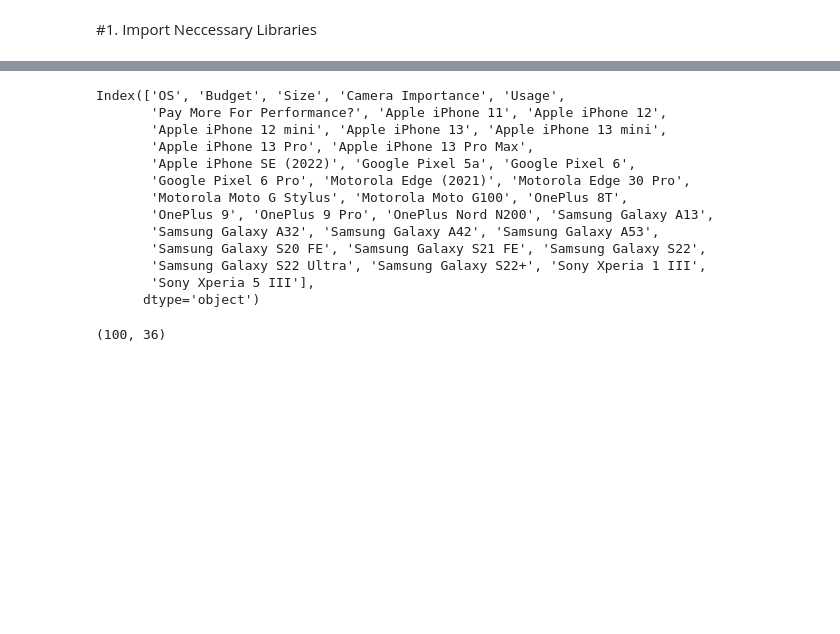
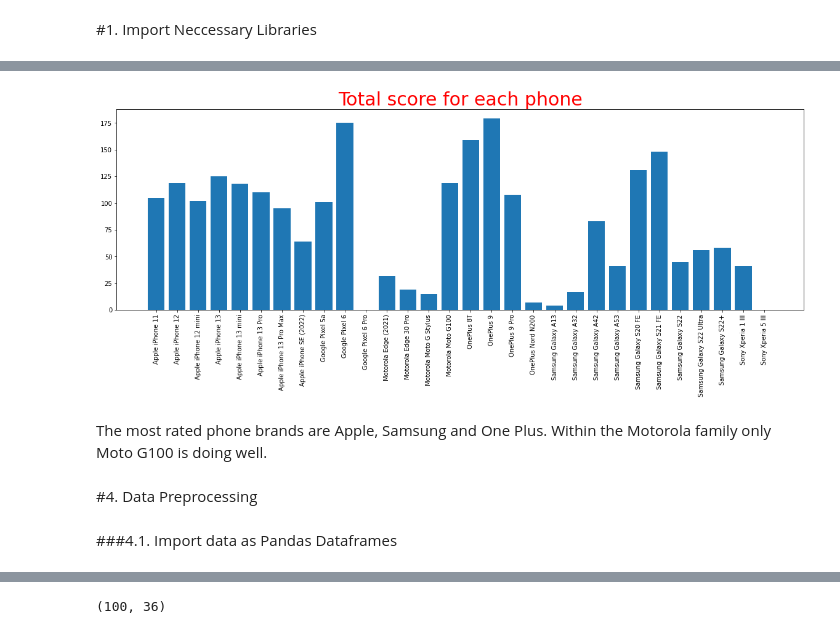
Before and after one commit to NBK-code/MovieRecommendation, a Jupyter notebook: Phone_Recommendation_System.ipynb, the cells around one changed output, grey strips where cells are left out. Drawn from its saved outputs; the diff is of its cells as text; code cells hidden in the pictures; blank space fills up the shorter version.

```diff
--- a/Phone_Recommendation_System.ipynb
+++ b/Phone_Recommendation_System.ipynb
@@ -17,0 +34,12 @@ df_phone_data = pd.read_csv('/content/Phone_Data.csv')
+# %%
+df_phone_recommendations = df_manual_scorings[['Apple iPhone 11', 'Apple iPhone 12',
+       'Apple iPhone 12 mini', 'Apple iPhone 13', 'Apple iPhone 13 mini',
+       'Apple iPhone 13 Pro', 'Apple iPhone 13 Pro Max',
+       'Apple iPhone SE (2022)', 'Google Pixel 5a', 'Google Pixel 6',
+       'Google Pixel 6 Pro', 'Motorola Edge (2021)', 'Motorola Edge 30 Pro',
+       'Motorola Moto G Stylus', 'Motorola Moto G100', 'OnePlus 8T',
+       'OnePlus 9', 'OnePlus 9 Pro', 'OnePlus Nord N200', 'Samsung Galaxy A13',
+       'Samsung Galaxy A32', 'Samsung Galaxy A42', 'Samsung Galaxy A53',
+       'Samsung Galaxy S20 FE', 'Samsung Galaxy S21 FE', 'Samsung Galaxy S22',
+       'Samsung Galaxy S22 Ultra', 'Samsung Galaxy S22+', 'Sony Xperia 1 III',
+       'Sony Xperia 5 III']]
@@ -18,3 +56,31 @@ df_phone_data = pd.read_csv('/content/Phone_Data.csv')
+# %%
+height = list(df_phone_recommendations.sum(axis = 0))
+# %%
+plt.figure(figsize=(20,6))
+plt.bar(['Apple iPhone 11', 'Apple iPhone 12',
+       'Apple iPhone 12 mini', 'Apple iPhone 13', 'Apple iPhone 13 mini',
+       'Apple iPhone 13 Pro', 'Apple iPhone 13 Pro Max',
+       'Apple iPhone SE (2022)', 'Google Pixel 5a', 'Google Pixel 6',
+       'Google Pixel 6 Pro', 'Motorola Edge (2021)', 'Motorola Edge 30 Pro',
+       'Motorola Moto G Stylus', 'Motorola Moto G100', 'OnePlus 8T',
+       'OnePlus 9', 'OnePlus 9 Pro', 'OnePlus Nord N200', 'Samsung Galaxy A13',
+       'Samsung Galaxy A32', 'Samsung Galaxy A42', 'Samsung Galaxy A53',
+       'Samsung Galaxy S20 FE', 'Samsung Galaxy S21 FE', 'Samsung Galaxy S22',
+       'Samsung Galaxy S22 Ultra', 'Samsung Galaxy S22+', 'Sony Xperia 1 III',
+       'Sony Xperia 5 III'], height, width=0.8)
+plt.xticks(rotation=90)
+plt.title(label="Total score for each phone",
+          fontsize=30,
+          color="red")
+plt.show()
+# %% [output]
+[figure, added]
+# %% [markdown]
+The most rated phone brands are Apple, Samsung and One Plus. Within the Motorola family only Moto G100 is doing well.
+# %% [markdown]
+#4. Data Preprocessing
+# %% [markdown]
+###4.1. Import data as Pandas Dataframes
 # %%
 df_manual_scorings.head()
 # %% [output]
@@ -25,22 +91,6 @@ df_manual_scorings.head()
 | 3 | No Preference | Not sure | No preference | A lot | Not sure | No | 2 | ... |
 | 4 | No Preference | $1000+ | Large | NaN | 0 - 4 | No | 0 | ... |
 5 rows × 36 columns
-# %%
-df_manual_scorings.columns
-# %% [output]
-Index(['OS', 'Budget', 'Size', 'Camera Importance', 'Usage',
-       'Pay More For Performance?', 'Apple iPhone 11', 'Apple iPhone 12',
-       'Apple iPhone 12 mini', 'Apple iPhone 13', 'Apple iPhone 13 mini',
-       'Apple iPhone 13 Pro', 'Apple iPhone 13 Pro Max',
-       'Apple iPhone SE (2022)', 'Google Pixel 5a', 'Google Pixel 6',
-       'Google Pixel 6 Pro', 'Motorola Edge (2021)', 'Motorola Edge 30 Pro',
-       'Motorola Moto G Stylus', 'Motorola Moto G100', 'OnePlus 8T',
-       'OnePlus 9', 'OnePlus 9 Pro', 'OnePlus Nord N200', 'Samsung Galaxy A13',
-       'Samsung Galaxy A32', 'Samsung Galaxy A42', 'Samsung Galaxy A53',
-       'Samsung Galaxy S20 FE', 'Samsung Galaxy S21 FE', 'Samsung Galaxy S22',
-       'Samsung Galaxy S22 Ultra', 'Samsung Galaxy S22+', 'Sony Xperia 1 III',
-       'Sony Xperia 5 III'],
-      dtype='object')
 # %%
 df_manual_scorings.shape
 # %% [output]
```
Also changed, not shown: parts of 11 cells of this notebook.
